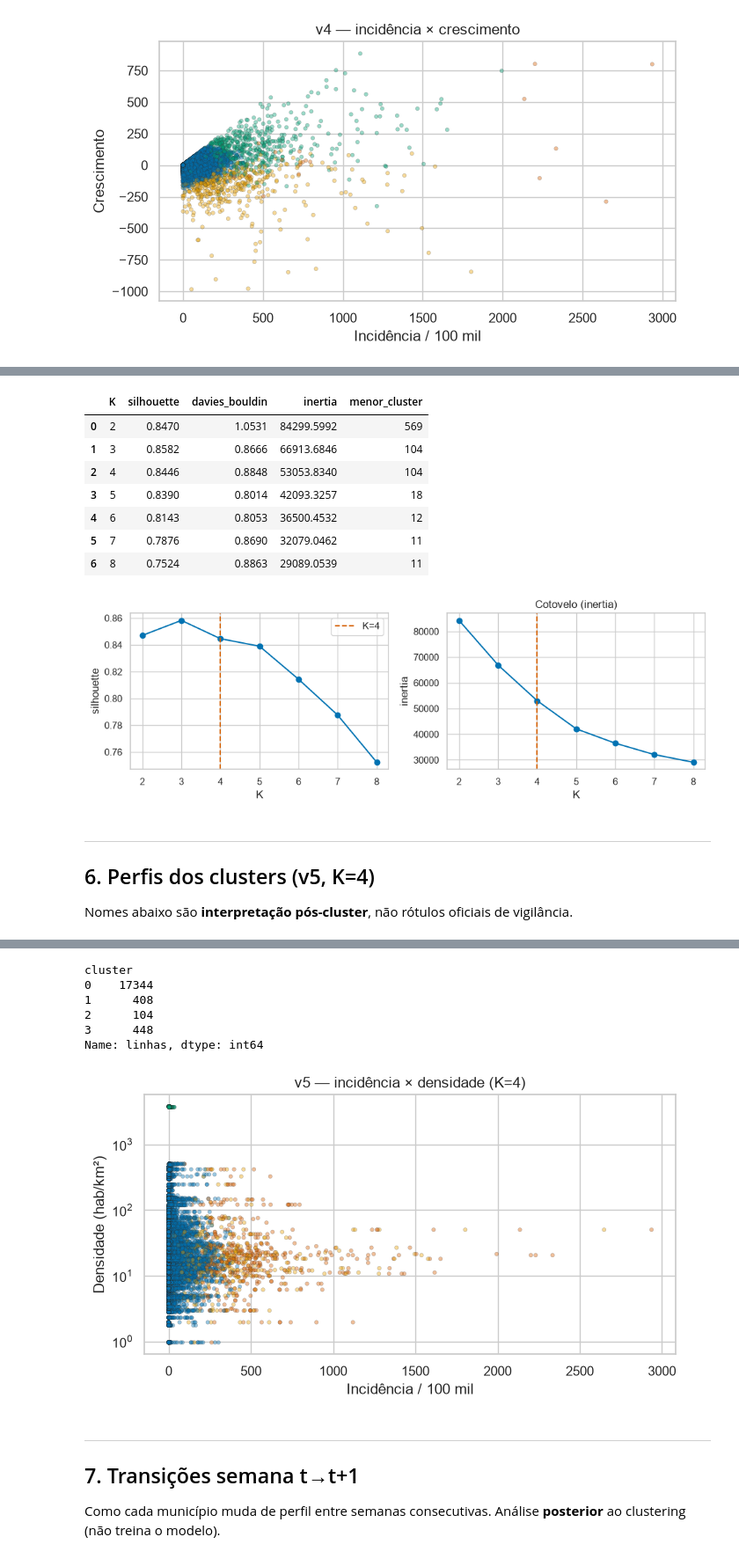
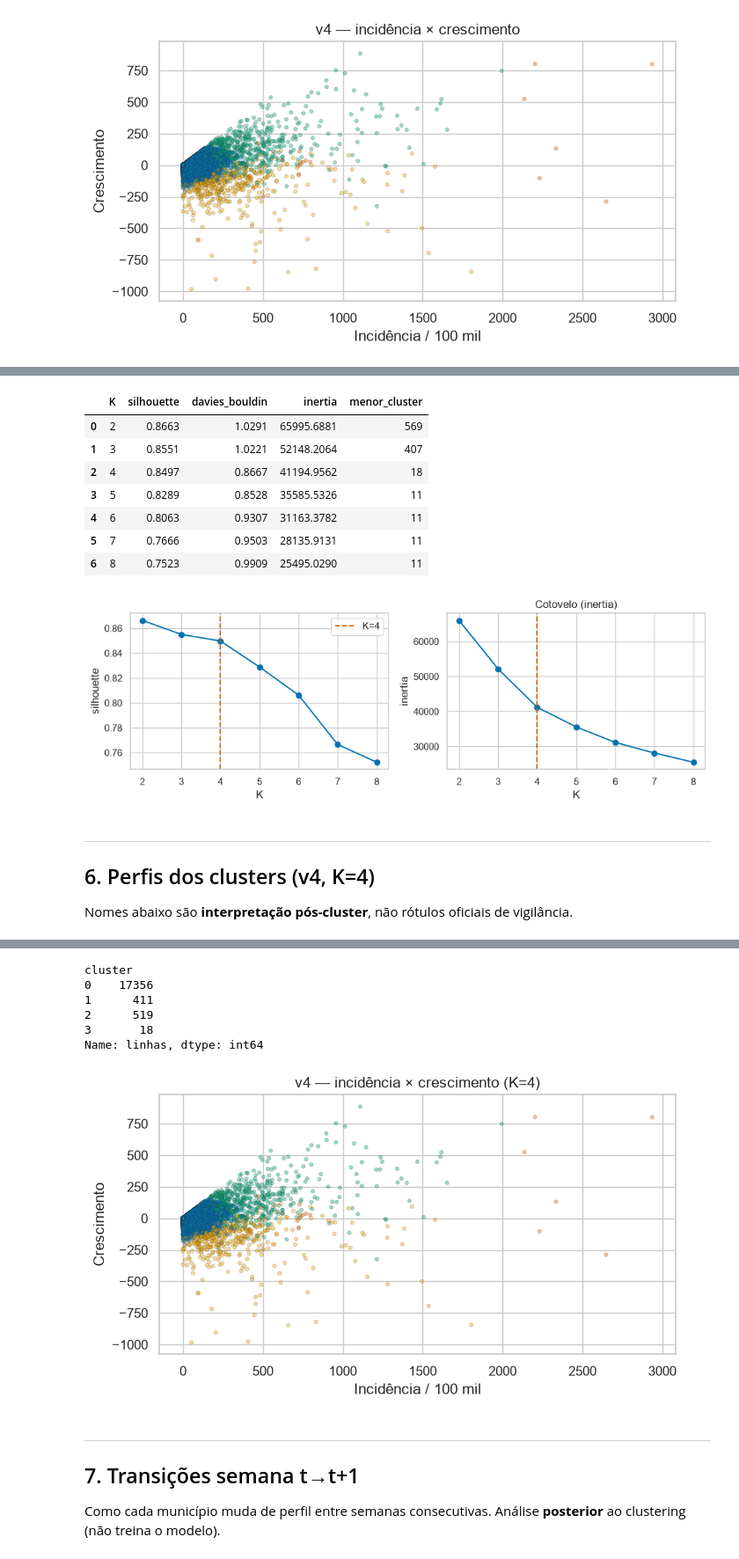
Before and after one commit to antoniel/ia-iv, a Jupyter notebook: notebooks/01_historia_completa.ipynb, the cells around one changed output, grey strips where cells are left out. Shown at 88% size. Saved outputs shown, nothing was run; the diff lists cells and outputs as text; code cells hidden in the pictures.

```diff
--- a/notebooks/01_historia_completa.ipynb
+++ b/notebooks/01_historia_completa.ipynb
@@ -63,15 +63,14 @@ VERSION_BLOCKS = {
     "v2": "+ média móvel (3 semanas)",
     "v3": "+ crescimento semanal",
     "v4": "+ aceleração",
-    "v5": "+ densidade populacional (hab/km²)",
 }
 
 REGION = BA.slug
 ANO_FOCO = 2024
 K_RANGE = list(range(2, 9))
-K_FINAL = DEFAULT_K  # calibrado no Nordeste; validado abaixo no v5
-VERSIONS = ["v0", "v1", "v2", "v3", "v4", "v5"]
-VERSION_FINAL = "v5"
+K_FINAL = DEFAULT_K  # calibrado no Nordeste; validado abaixo no v4
+VERSIONS = ["v0", "v1", "v2", "v3", "v4"]
+VERSION_FINAL = "v4"
 PALETTE = ["#0072B2", "#E69F00", "#009E73", "#D55E00", "#CC79A7", "#56B4E9", "#F0E442", "#000000"]
 ACCENT = "#0072B2"
 SCATTER_KW = dict(s=10, alpha=0.4, linewidths=0.25, edgecolors="#333333")
@@ -281,9 +260,9 @@ Com a escada fechada, calibramos **K** no conjunto de features v5. Métricas int
 # %%
-panel_v5 = build_features_panel(REGION, ANO_FOCO, VERSION_FINAL)
+panel_final = build_features_panel(REGION, ANO_FOCO, VERSION_FINAL)
 
 k_rows = []
 for k in K_RANGE:
-    r = run_kmeans(panel_v5, VERSION_FINAL, k=k)
+    r = run_kmeans(panel_final, VERSION_FINAL, k=k)
     sizes = pd.Series(r.labels).value_counts()
     k_rows.append({
         "K": k,
@@ -311,36 +290,36 @@ axes[1].set_title("Cotovelo (inertia)")
 plt.tight_layout()
 # %% [output]
 |  | K | silhouette | davies_bouldin | inertia | menor_cluster |
-| 0 | 2 | 0.8470 | 1.0531 | 84299.5992 | 569 |
-| 1 | 3 | 0.8582 | 0.8666 | 66913.6846 | 104 |
-| 2 | 4 | 0.8446 | 0.8848 | 53053.8340 | 104 |
-| 3 | 5 | 0.8390 | 0.8014 | 42093.3257 | 18 |
-| 4 | 6 | 0.8143 | 0.8053 | 36500.4532 | 12 |
-| 5 | 7 | 0.7876 | 0.8690 | 32079.0462 | 11 |
-| 6 | 8 | 0.7524 | 0.8863 | 29089.0539 | 11 |
+| 0 | 2 | 0.8663 | 1.0291 | 65995.6881 | 569 |
+| 1 | 3 | 0.8551 | 1.0221 | 52148.2064 | 407 |
+| 2 | 4 | 0.8497 | 0.8667 | 41194.9562 | 18 |
+| 3 | 5 | 0.8289 | 0.8528 | 35585.5326 | 11 |
+| 4 | 6 | 0.8063 | 0.9307 | 31163.3782 | 11 |
+| 5 | 7 | 0.7666 | 0.9503 | 28135.9131 | 11 |
+| 6 | 8 | 0.7523 | 0.9909 | 25495.0290 | 11 |
-[figure, old version]
+[figure, new version]
 # %% [markdown]
 ---
 
-## 6. Perfis dos clusters (v5, K=4)
+## 6. Perfis dos clusters (v4, K=4)
 
 Nomes abaixo são **interpretação pós-cluster**, não rótulos oficiais de vigilância.
 # %%
-res_final = run_kmeans(panel_v5, VERSION_FINAL, k=K_FINAL)
-labeled = panel_v5.assign(cluster=res_final.labels)
+res_final = run_kmeans(panel_final, VERSION_FINAL, k=K_FINAL)
+labeled = panel_final.assign(cluster=res_final.labels)
 means = res_final.cluster_means.round(2)
 
 NOMES = {}
 for c in means.index:
     row = means.loc[c]
-    if row[Feat.DENSIDADE_KM2] > 500:
-        nome = "urbano denso, baixa incidência"
-    elif row[Feat.CRESCIMENTO] > 50:
+    if row[Feat.CRESCIMENTO] > 50:
         nome = "alta incidência em crescimento"
     elif row[Feat.CRESCIMENTO] < -50:
         nome = "incidência moderada em queda"
+    elif row[Feat.INCIDENCIA_100K] >= means[Feat.INCIDENCIA_100K].median():
+        nome = "incidência moderada/alta estável"
     else:
-        nome = "baixa incidência (interior)"
+        nome = "baixa incidência"
     NOMES[int(c)] = nome
 
 perfis = means.copy()
@@ -352,10 +331,9 @@ display(sizes.rename("linhas"))
 
 fig, ax = plt.subplots(figsize=(7, 4))
 colors = labeled["cluster"].map({i: PALETTE[i] for i in range(K_FINAL)})
-ax.scatter(labeled[Feat.INCIDENCIA_100K], labeled[Feat.DENSIDADE_KM2], c=colors, **SCATTER_KW)
+ax.scatter(labeled[Feat.INCIDENCIA_100K], labeled[Feat.CRESCIMENTO], c=colors, **SCATTER_KW)
 ax.set_xlabel("Incidência / 100 mil")
-ax.set_ylabel("Densidade (hab/km²)")
-ax.set_yscale("log")
-ax.set_title(f"v5 — incidência × densidade (K={K_FINAL})")
+ax.set_ylabel("Crescimento")
+ax.set_title(f"v4 — incidência × crescimento (K={K_FINAL})")
 plt.tight_layout()
 # %% [output]
@@ -368,10 +346,10 @@ plt.tight_layout()
 cluster
-0    17344
-1      408
-2      104
-3      448
+0    17356
+1      411
+2      519
+3       18
 Name: linhas, dtype: int64
-[figure, old version]
+[figure, new version]
 # %% [markdown]
 ---
 
```
Also changed, not shown: parts of 14 cells of this notebook, 14 other files.
